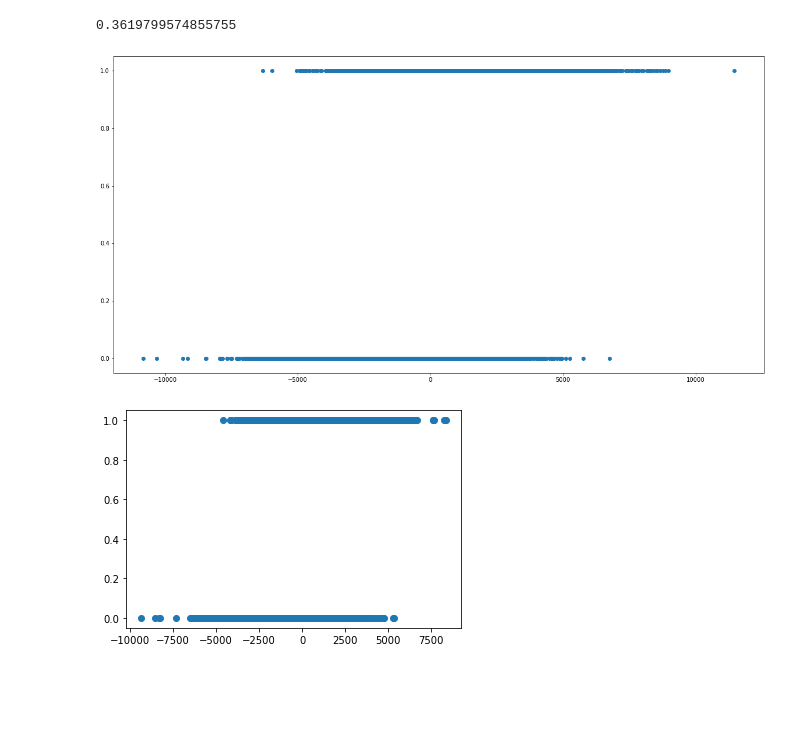
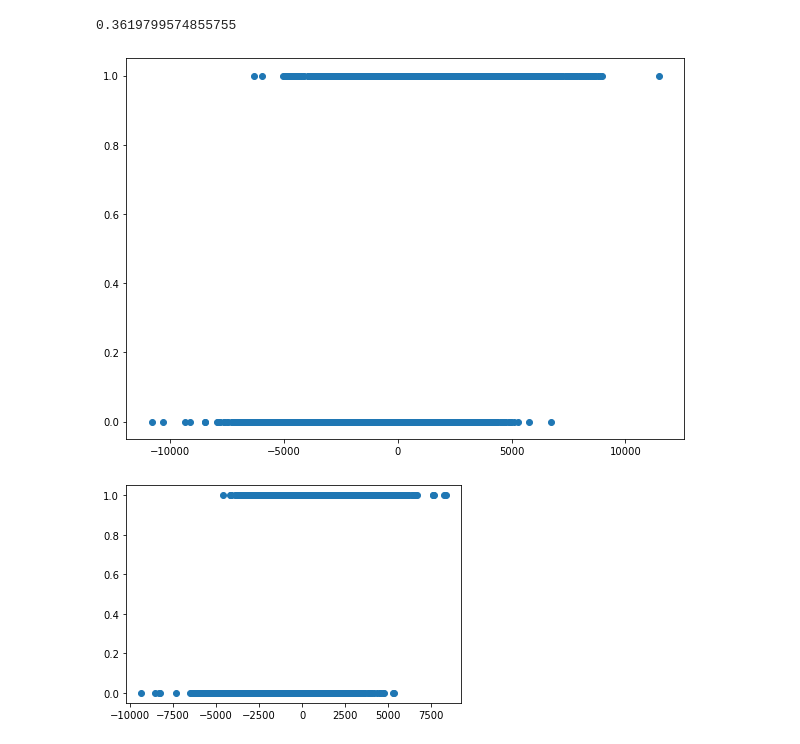
Before and after one commit to kylegross/League_of_Legends, a Jupyter notebook: ETL_code.ipynb, the cells around one changed output. Saved outputs shown, nothing was run; the diff lists cells and outputs as text; code cells hidden in the pictures; blank space fills up the shorter version.

```diff
--- a/ETL_code.ipynb
+++ b/ETL_code.ipynb
@@ -153,11 +156,11 @@ print(gold_win_pct)
 # %% [output]
 0.3619799574855755
 # %%
-plt.figure(figsize=(20,10))
+plt.figure(figsize=(10,7))
 plt.scatter(diff_df.blueGoldDiff,diff_df.blueWins)
 plt.show()
 # %% [output]
-[figure, old version]
+[figure, new version]
 # %%
 plt.scatter(diff_df.blueExperienceDiff,diff_df.blueWins)
 plt.show()
```
Also changed, not shown: parts of 8 cells of this notebook.
